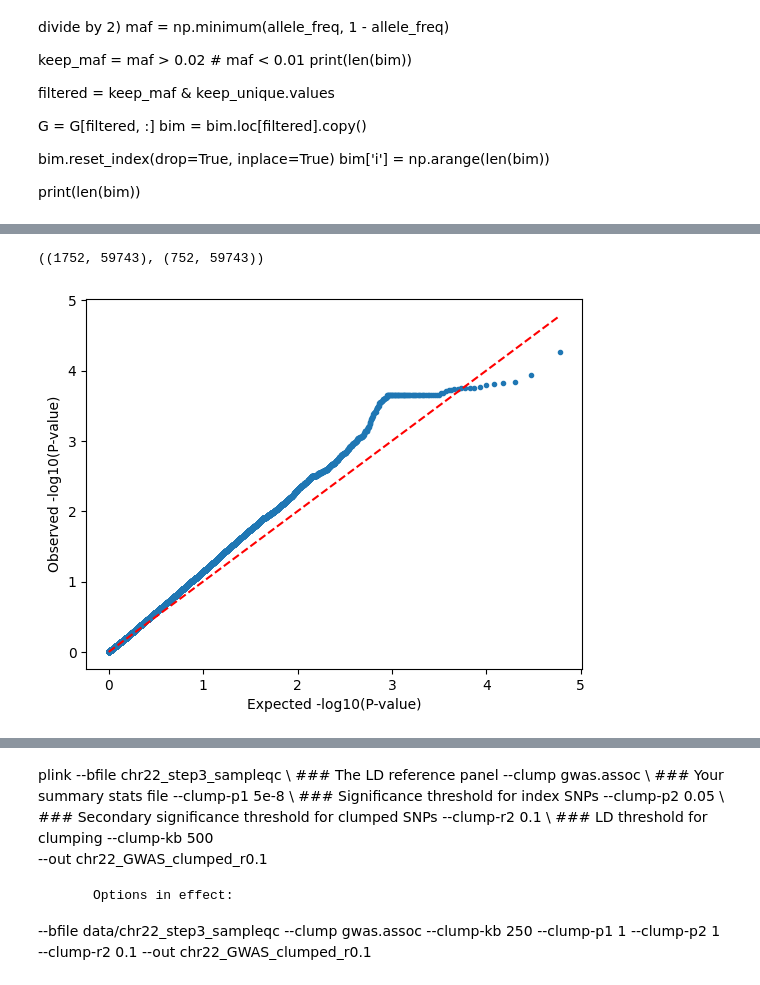
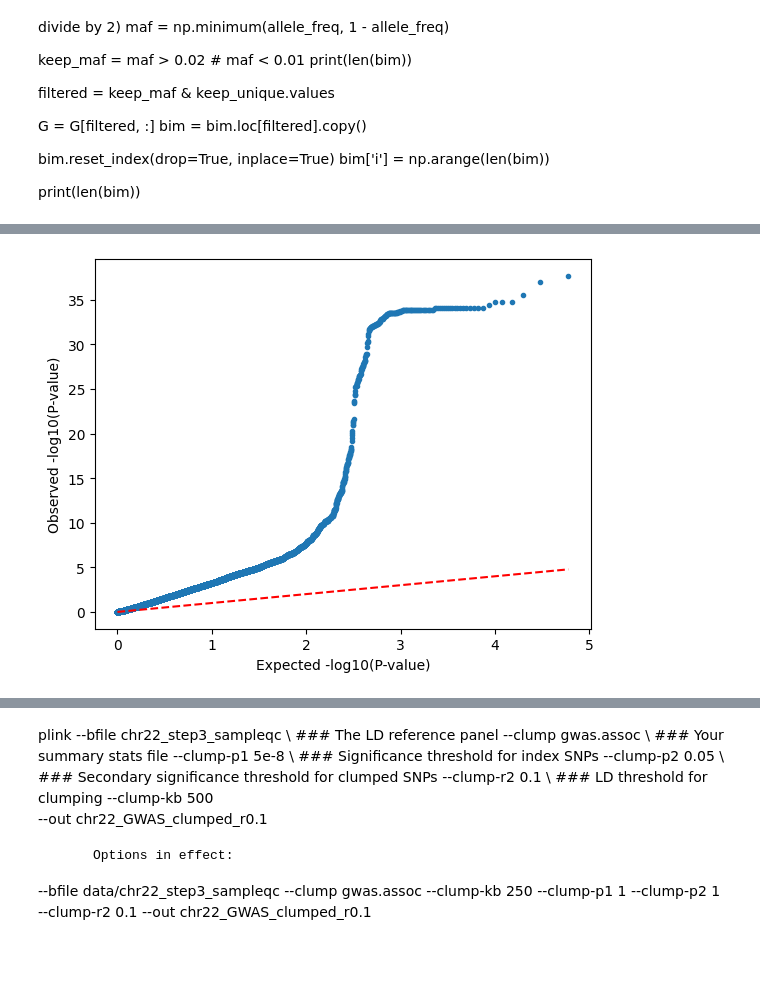
Before and after one commit to sueoglu/gobi_gwas, a Jupyter notebook: katharina/gobi.ipynb, the cells around one changed output, grey strips where cells are left out. Drawn from its saved outputs; the diff is of its cells as text; code cells hidden in the pictures; blank space fills up the shorter version.

```diff
--- a/katharina/gobi.ipynb
+++ b/katharina/gobi.ipynb
@@ -192,11 +196,14 @@ def qq_plot(p_values):
 # %%
-n_causal = 100
-h2 = 0.1
-
-heritability_values = [0.1,0.6]
-n_causal_values = [10, 100]
+n_causal = 10
+h2 = 0.6
 
 
-idx_caus = np.random.choice(X.shape[1], size=n_causal)
-var_expl = np.full(n_causal, h2 / n_causal)
-y, beta_real = simulate_pheno(X, idx_caus, var_expl)
+#_ = rng.choice(X_real.shape[1], size=100)
+idx_caus = rng.choice(X_real.shape[1], size=n_causal, replace=False)
+var_expl = np.repeat(h2/n_causal, n_causal)
+# %%
+y, beta_real = simulate_pheno(X_real, idx_caus, var_expl)
+# %%
+from sklearn.model_selection import train_test_split
+X_train, X_test, y_train, y_test = train_test_split(X_real, y, test_size=0.3, random_state=42)
+X_train.shape, X_test.shape
@@ -232,22 +240,8 @@ plt.show()
-# %%
-from sklearn.model_selection import train_test_split
-X_train, X_val, y_train, y_val = train_test_split(X, y, test_size=0.3, random_state=42)
-X_train.shape, X_val.shape
-# %% [output]
-((1752, 59743), (752, 59743))
-# %%
-# Perform genetic association testing
-F = np.ones_like(y_train)
-lmm = LMM(y_train, F)
-lmm.process(X_train)
-pv = lmm.getPv()
-beta = lmm.getBetaSNP()
-beta_ste = lmm.getBetaSNPste()
 # %%
-qq_plot(pv)
+qq_plot(pv,"")
 plt.show()
 # %% [output]
-[figure, old version]
+[figure, new version]
 # %%
 x = bim['pos'].values
 plt.subplot(211)
```
Also changed, not shown: parts of 21 cells of this notebook.
